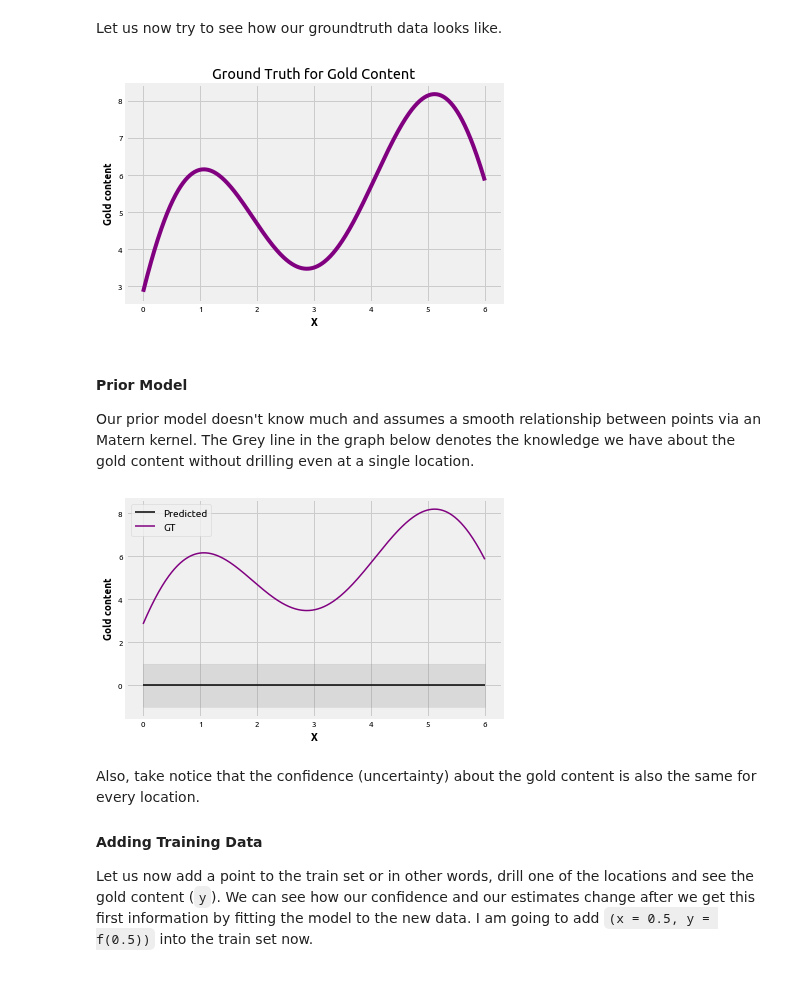
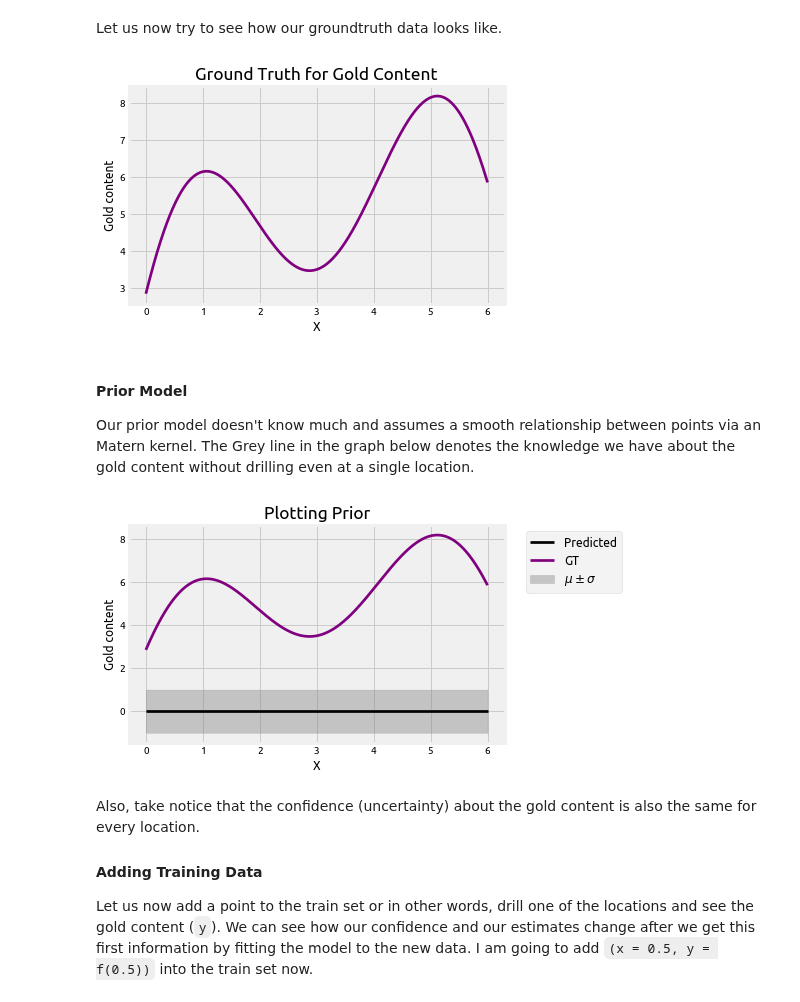
Before and after one commit to distillpub/post--bayesian-optimization, a Jupyter notebook: public/images/bandit-learning-gp.ipynb, the cells around one changed output. Saved outputs shown, nothing was run; the diff lists cells and outputs as text; code cells hidden in the pictures.

Commit message:
better plots for 1d

```diff
--- a/public/images/bandit-learning-gp.ipynb
+++ b/public/images/bandit-learning-gp.ipynb
@@ -59,13 +59,20 @@ plt.style.use('fivethirtyeight')
 plt.rcParams['font.family'] = 'serif'
 plt.rcParams['font.serif'] = 'Ubuntu'
 plt.rcParams['font.monospace'] = 'Ubuntu Mono'
-plt.rcParams['font.size'] = 10
-plt.rcParams['axes.labelsize'] = 10
-plt.rcParams['axes.labelweight'] = 'bold'
-plt.rcParams['xtick.labelsize'] = 8
-plt.rcParams['ytick.labelsize'] = 8
-plt.rcParams['legend.fontsize'] = 10
-plt.rcParams['figure.titlesize'] = 12
+plt.rcParams['font.size'] = 12
+plt.rcParams['axes.labelsize'] = 12
+plt.rcParams['axes.labelweight'] = 'normal'
+plt.rcParams['xtick.labelsize'] = 10
+plt.rcParams['ytick.labelsize'] = 10
+plt.rcParams['legend.fontsize'] = 12
+plt.rcParams['figure.titlesize'] = 14
+plt.rcParams['lines.linewidth']= 2.7
+alpha_plt = 0.4 # beautification
+
+# gifs stuff
+gifDir = 'MAB_gifs'
+os.makedirs(gifDir, exist_ok=True)
+delay = 60
 # %% [markdown]
 #### Prettyfing Matplotlib plots
 # %%
@@ -111,7 +118,7 @@ plt.title("Ground Truth for Gold Content")
 format_axes(plt.gca())
 plt.savefig('MAB_gifs/GT.svg', bbox_inches="tight")
 # %% [output]
-[figure, old version]
+[figure, new version]
 # %% [markdown]
 #### Prior Model
 
@@ -119,18 +126,21 @@ Our prior model doesn't know much and assumes a smooth relationship between poin
 # %%
 kernel = Matern(length_scale=1.0)
 # kernel = None
 gp = GaussianProcessRegressor(kernel=kernel)
 y_pred, sigma = gp.predict(x, return_std=True)
-plt.plot(x, y_pred, 'k', label='Predicted', lw=1.5)
-plt.plot(x, f(x), 'purple', label='GT', lw=1.5)
+plt.plot(x, y_pred, 'k', label='Predicted')
+plt.plot(x, f(x), 'purple', label='GT')
 plt.xlabel("X")
 plt.ylabel("Gold content")
-plt.fill_between(x.flatten(), y_pred+sigma, y_pred-sigma, color='gray', alpha=0.2)
-plt.legend()
+plt.title("Plotting Prior")
+plt.fill_between(x.flatten(), y_pred+sigma, y_pred-sigma,
+                 color='gray',
+                 alpha=alpha_plt, label=r'$\mu \pm \sigma$')
+plt.legend(bbox_to_anchor=(1.04,1), loc="upper left")
 format_axes(plt.gca())
 plt.savefig('MAB_gifs/prior.svg', bbox_inches="tight")
 # %% [output]
-[figure, old version]
+[figure, new version]
 # %% [markdown]
 Also, take notice that the confidence (uncertainty) about the gold content is also the same for every location.
 
```
Also changed, not shown: parts of 46 cells of this notebook, 36 other files.
